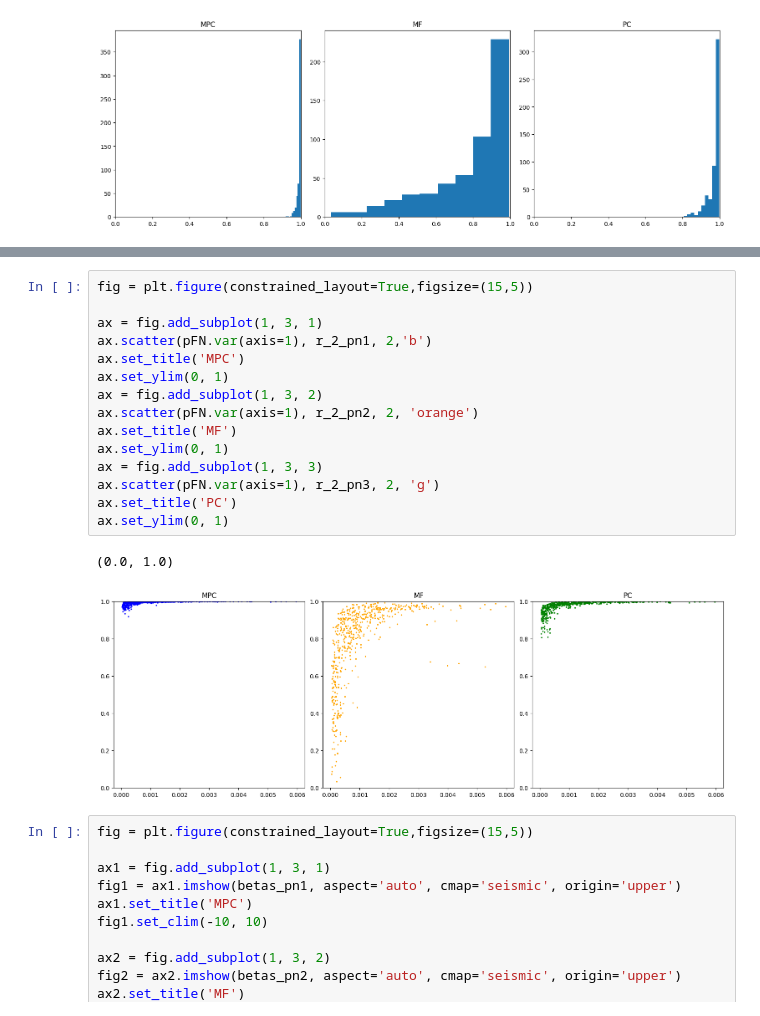
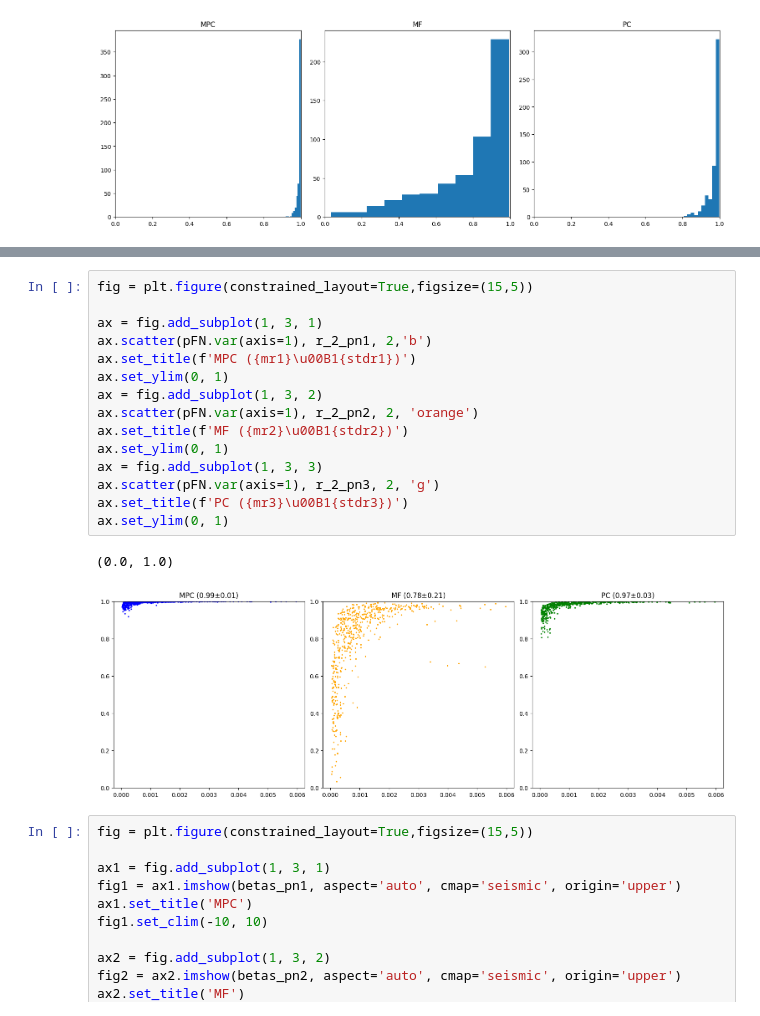
Before and after one commit to NeuroAI-IBS/fn_data_saccade, a Jupyter notebook: Data sorting/python_code/rawMossy_Purkinje.ipynb, the cells around one changed output, grey strips where cells are left out. Cells and saved outputs as stored; diff of their text form.

```diff
--- a/Data sorting/python_code/rawMossy_Purkinje.ipynb
+++ b/Data sorting/python_code/rawMossy_Purkinje.ipynb
@@ -237,21 +245,21 @@ ax.set_xlim(0, 1)
 # %%
 fig = plt.figure(constrained_layout=True,figsize=(15,5))
 
 ax = fig.add_subplot(1, 3, 1)
 ax.scatter(pFN.var(axis=1), r_2_pn1, 2,'b')
-ax.set_title('MPC')
+ax.set_title(f'MPC ({mr1}\u00B1{stdr1})')
 ax.set_ylim(0, 1)
 ax = fig.add_subplot(1, 3, 2)
 ax.scatter(pFN.var(axis=1), r_2_pn2, 2, 'orange')
-ax.set_title('MF')
+ax.set_title(f'MF ({mr2}\u00B1{stdr2})')
 ax.set_ylim(0, 1)
 ax = fig.add_subplot(1, 3, 3)
 ax.scatter(pFN.var(axis=1), r_2_pn3, 2, 'g')
-ax.set_title('PC')
+ax.set_title(f'PC ({mr3}\u00B1{stdr3})')
 ax.set_ylim(0, 1)
 # %% [output]
 (0.0, 1.0)
-[figure, old version]
+[figure, new version]
 # %%
 fig = plt.figure(constrained_layout=True,figsize=(15,5))
 
```
Also changed, not shown: parts of 2 cells of this notebook.
